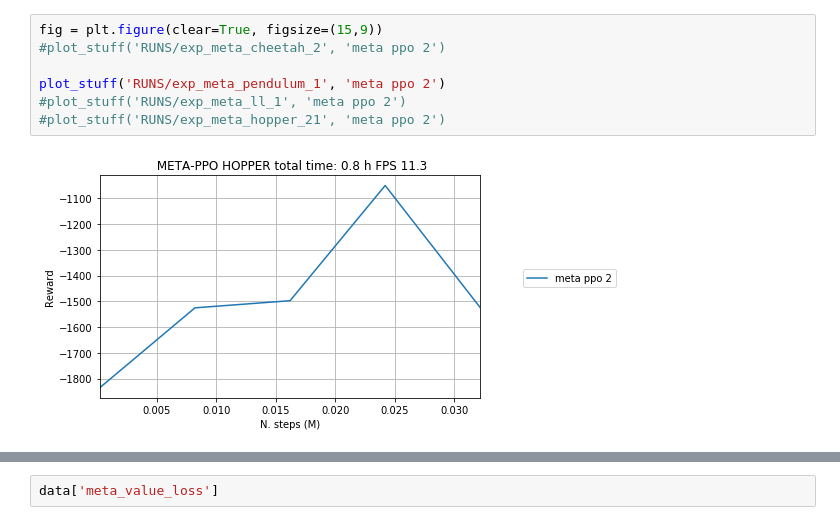
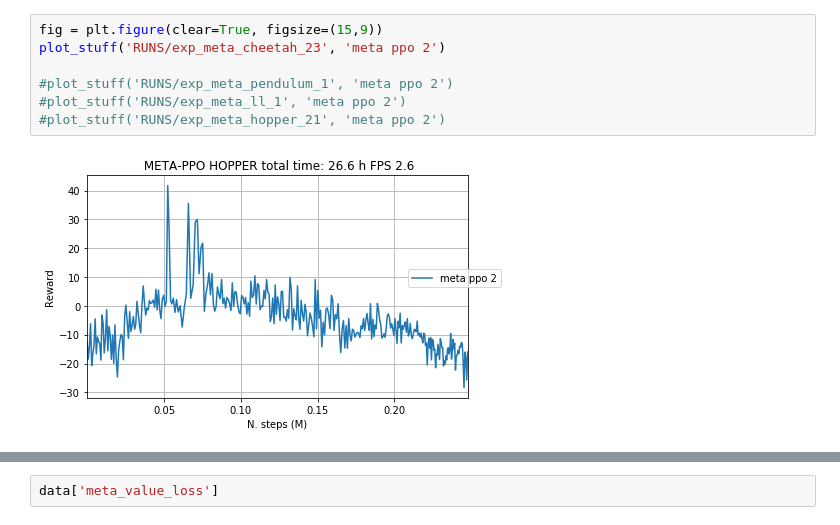
Before and after one commit to gabrielelibardi/meta_gradient_experiment, a Jupyter notebook: monitor.ipynb, the cells around one changed output, grey strips where cells are left out. Saved outputs shown, nothing was run; the diff lists cells and outputs as text.

```diff
--- a/monitor.ipynb
+++ b/monitor.ipynb
@@ -77,12 +79,12 @@ plot_stuff('RUNS/exp_meta_cart_pole_8', 'meta ppo 7 0 reproducing yesterday stuf
 # %%
 fig = plt.figure(clear=True, figsize=(15,9))
-#plot_stuff('RUNS/exp_meta_cheetah_2', 'meta ppo 2')
+plot_stuff('RUNS/exp_meta_cheetah_23', 'meta ppo 2')
 
-plot_stuff('RUNS/exp_meta_pendulum_1', 'meta ppo 2')
+#plot_stuff('RUNS/exp_meta_pendulum_1', 'meta ppo 2')
 #plot_stuff('RUNS/exp_meta_ll_1', 'meta ppo 2')
 #plot_stuff('RUNS/exp_meta_hopper_21', 'meta ppo 2')
 # %% [output]
-[figure, old version]
+[figure, new version]
 # %%
 my_dir = 'RUNS/exp_test_ll_10/loss_monitor/loss_monitor.csv'
 my_dir = 'RUNS/exp_test_reacher_meta_6/loss_monitor/loss_monitor.csv'
```
Also changed, not shown: parts of 2 cells of this notebook, 2 other files.
